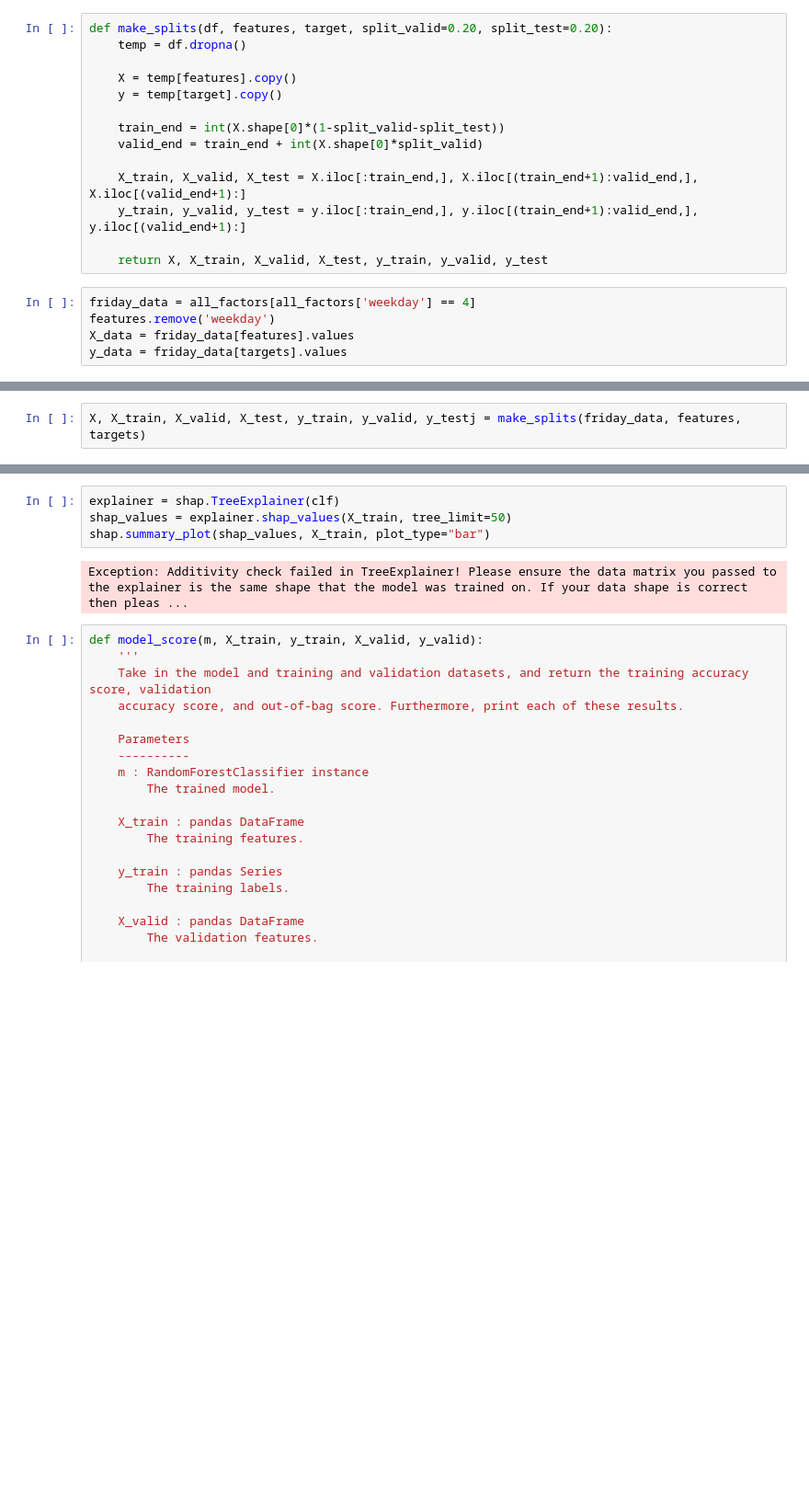
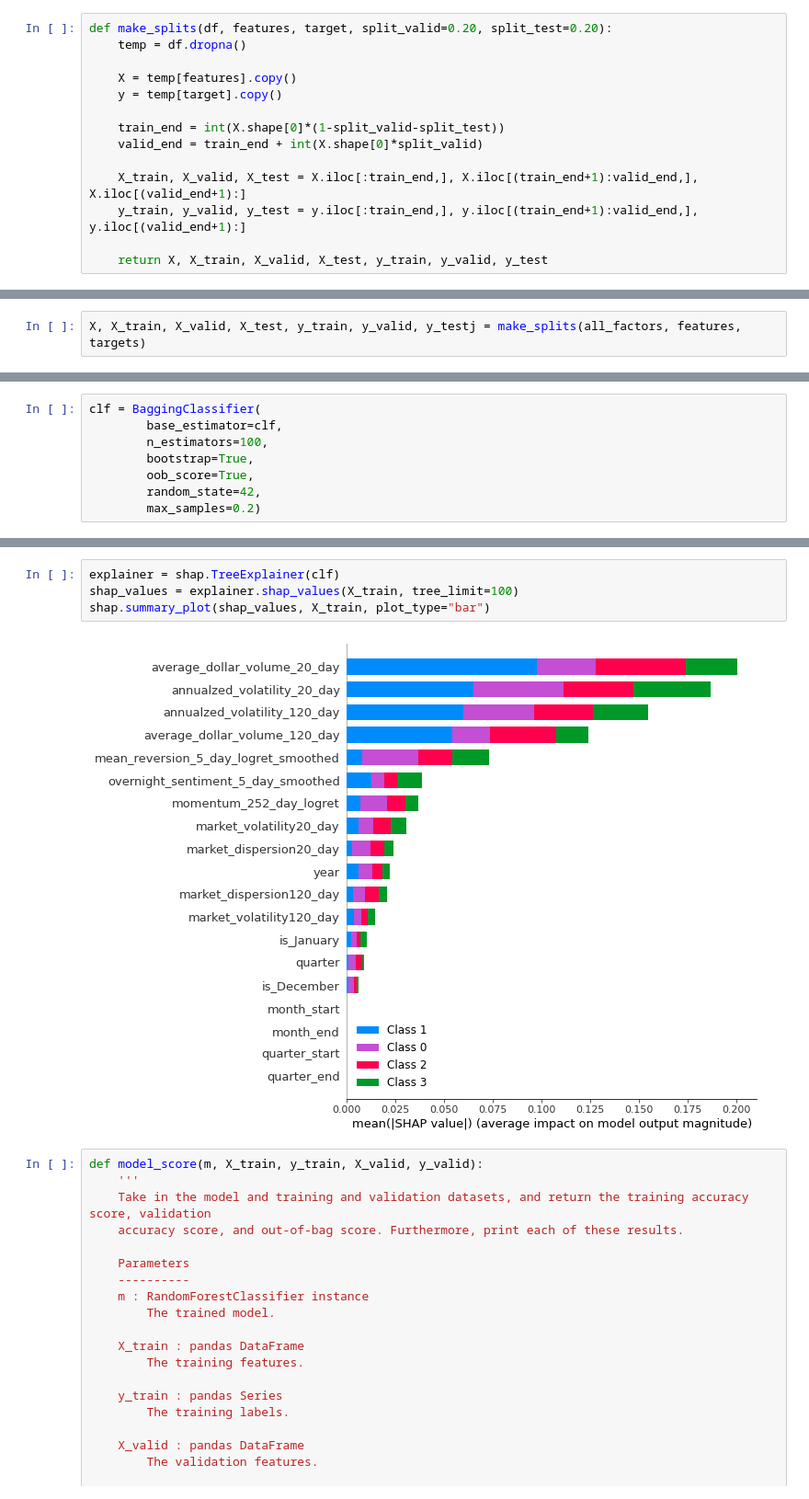
Before and after one commit to nmaiorana/svi-trading-tools, a Jupyter notebook: portfolio_analysis_ml.ipynb, the cells around one changed output, grey strips where cells are left out. Shown at 92% size. Drawn from its saved outputs; the diff is of its cells as text; blank space fills up the shorter version.

```diff
--- a/portfolio_analysis_ml.ipynb
+++ b/portfolio_analysis_ml.ipynb
@@ -401,8 +360,3 @@ def make_splits(df, features, target, split_valid=0.20, split_test=0.20):
     y_train, y_valid, y_test = y.iloc[:train_end,], y.iloc[(train_end+1):valid_end,], y.iloc[(valid_end+1):]
 
     return X, X_train, X_valid, X_test, y_train, y_valid, y_test
-# %%
-friday_data = all_factors[all_factors['weekday'] == 4]
-features.remove('weekday')
-X_data = friday_data[features].values
-y_data = friday_data[targets].values
@@ -413,3 +363,3 @@ print(len(X_data), len(y_data))
 # %%
-X, X_train, X_valid, X_test, y_train, y_valid, y_testj = make_splits(friday_data, features, targets)
+X, X_train, X_valid, X_test, y_train, y_valid, y_testj = make_splits(all_factors, features, targets)
 # %%
@@ -432,0 +378,8 @@ RandomForestClassifier(criterion='entropy', max_features='sqrt',
+# %%
+clf = BaggingClassifier(
+        base_estimator=clf,
+        n_estimators=100,
+        bootstrap=True,
+        oob_score=True,
+        random_state=42,
+        max_samples=0.2)
@@ -482,9 +439,9 @@ features_ranked = model_shap_importances(clf,features,X_train,100)
 # %%
 explainer = shap.TreeExplainer(clf)
-shap_values = explainer.shap_values(X_train, tree_limit=50)
+shap_values = explainer.shap_values(X_train, tree_limit=100)
 shap.summary_plot(shap_values, X_train, plot_type="bar")
 # %% [output]
-Exception: Additivity check failed in TreeExplainer! Please ensure the data matrix you passed to the explainer is the same shape that the model was trained on. If your data shape is correct then pleas ...
+[figure, added]
 # %%
 def model_score(m, X_train, y_train, X_valid, y_valid):
     '''
```
Also changed, not shown: parts of 12 cells of this notebook.
